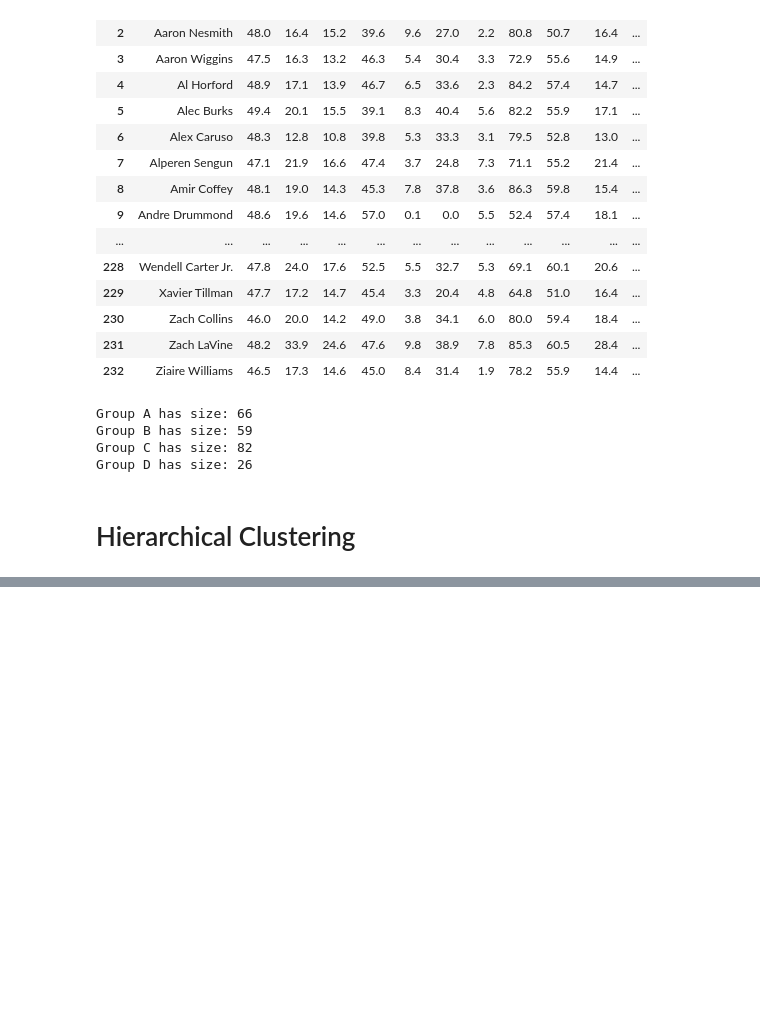
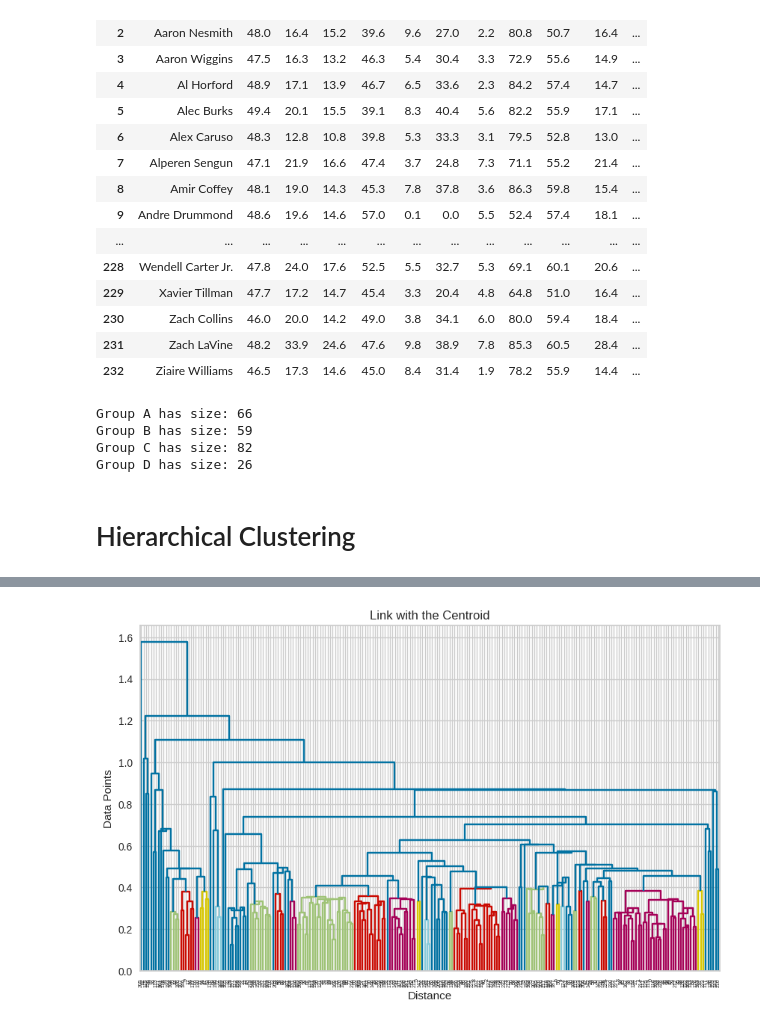
Before and after one commit to bphqk3/CF, a Jupyter notebook: CF_PTS.ipynb, the cells around one changed output, grey strips where cells are left out. Saved outputs shown, nothing was run; the diff lists cells and outputs as text; code cells hidden in the pictures; blank space fills up the shorter version.

```diff
--- a/CF_PTS.ipynb
+++ b/CF_PTS.ipynb
@@ -790,11 +792,13 @@ plt.show()
 # %%
 # Plot centroid linkage method
 plt.figure(figsize=(10, 6))  # Adjust the figure size as needed
-plt.plot(hcl_centroid)
+dendrogram(hcl_centroid, orientation='top', labels=None, color_threshold=0.4)
 plt.title('Link with the Centroid')
 plt.xlabel('Distance')
 plt.ylabel('Data Points')
 plt.show()
+# %% [output]
+[figure, added]
 # %%
 # Plot dendrogram for Ward
 plt.figure(figsize=(10, 6))  # Adjust the figure size as needed
```
Also changed, not shown: parts of 8 cells of this notebook.
